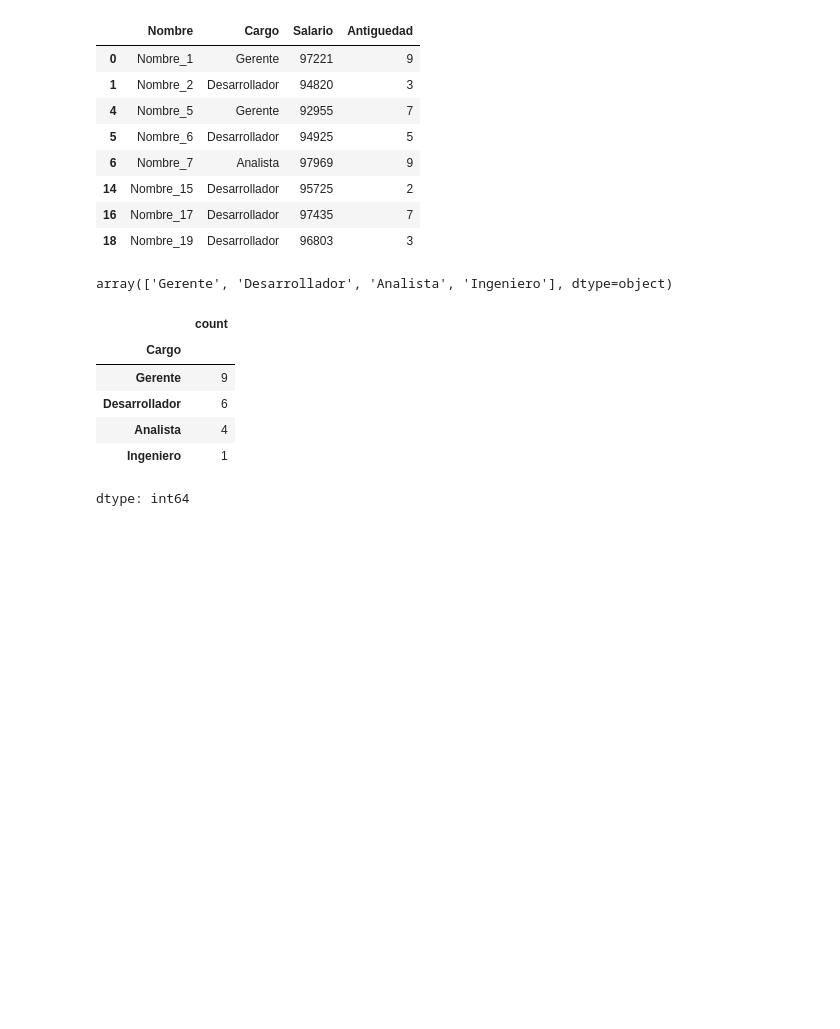
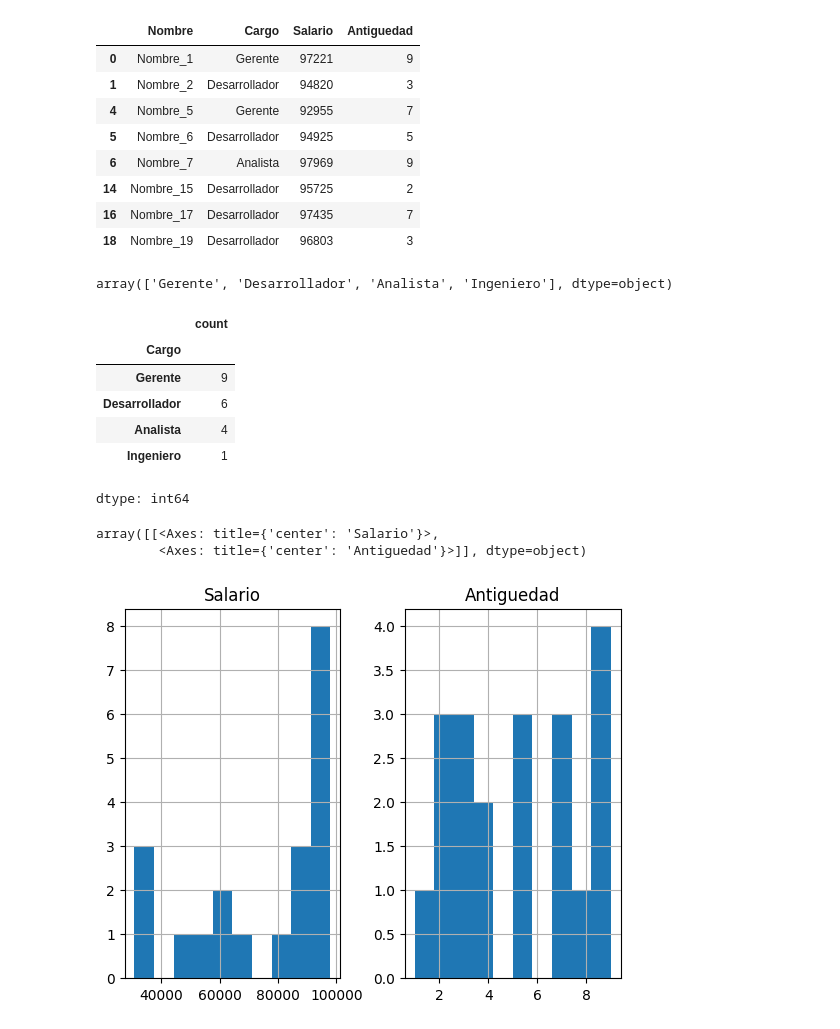
Before and after one commit to Majela12/apuntesIA, a Jupyter notebook: Apuntes_EDA.ipynb, the cells around one changed output. Saved outputs shown, nothing was run; the diff lists cells and outputs as text; code cells hidden in the pictures; blank space fills up the shorter version.

```diff
--- a/Apuntes_EDA.ipynb
+++ b/Apuntes_EDA.ipynb
@@ -242,3 +242,9 @@ cantidad
 | Analista | 4 |
 | Ingeniero | 1 |
 dtype: int64
+# %%
+df.hist()
+# %% [output]
+array([[<Axes: title={'center': 'Salario'}>,
+        <Axes: title={'center': 'Antiguedad'}>]], dtype=object)
+[figure, added]
```
Also changed, not shown: parts of 4 cells of this notebook.
